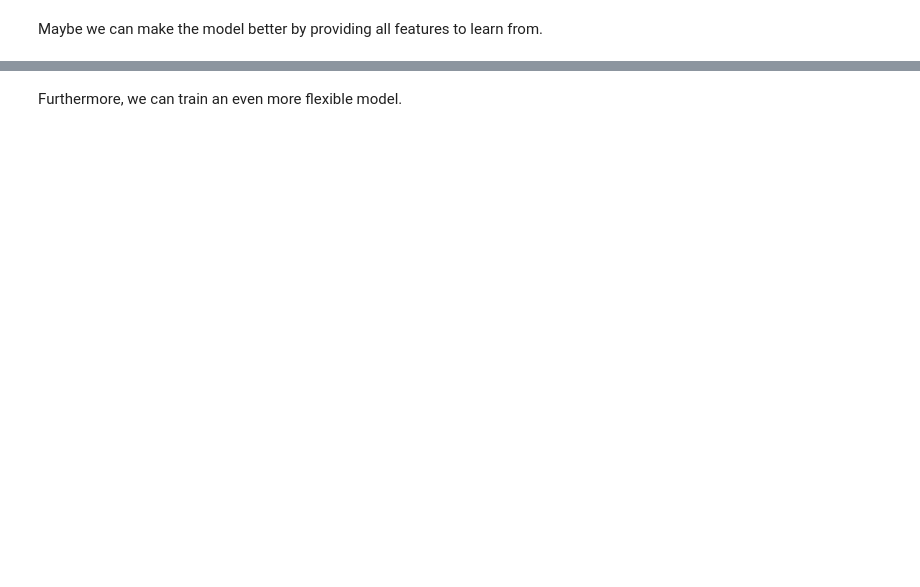
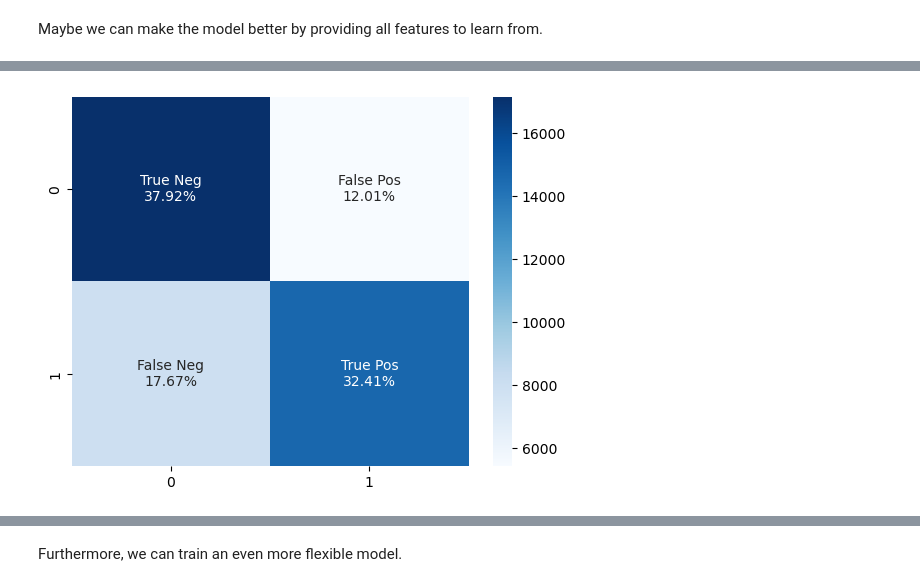
Before and after one commit to mbertani/responsible-datascience-ws, a Jupyter notebook: reproducible-ml/clean_modeling.ipynb, the cells around one changed output, grey strips where cells are left out. Saved outputs shown, nothing was run; the diff lists cells and outputs as text; code cells hidden in the pictures; blank space fills up the shorter version.

```diff
--- a/reproducible-ml/clean_modeling.ipynb
+++ b/reproducible-ml/clean_modeling.ipynb
@@ -85,3 +87,7 @@ features_of_interest = data_in.columns
 X_train, X_valid, y_train, y_valid = utils.prepare_data(
     data_in, features_of_interest, "Diabetes_binary", 0.2, seed=RANDOM_SEED
 )
+# %%
+svm_model_lin = SVC(kernel="poly", degree=5, random_state=RANDOM_SEED)
+fitted_svm_model_lin = utils.train_eval_model(svm_model_lin, X_train, y_train)
+# %% [output]
@@ -87,0 +95 @@ X_train, X_valid, y_train, y_valid = utils.prepare_data(
+[figure, added]
```
Also changed, not shown: parts of 14 cells of this notebook, 14 other files.
